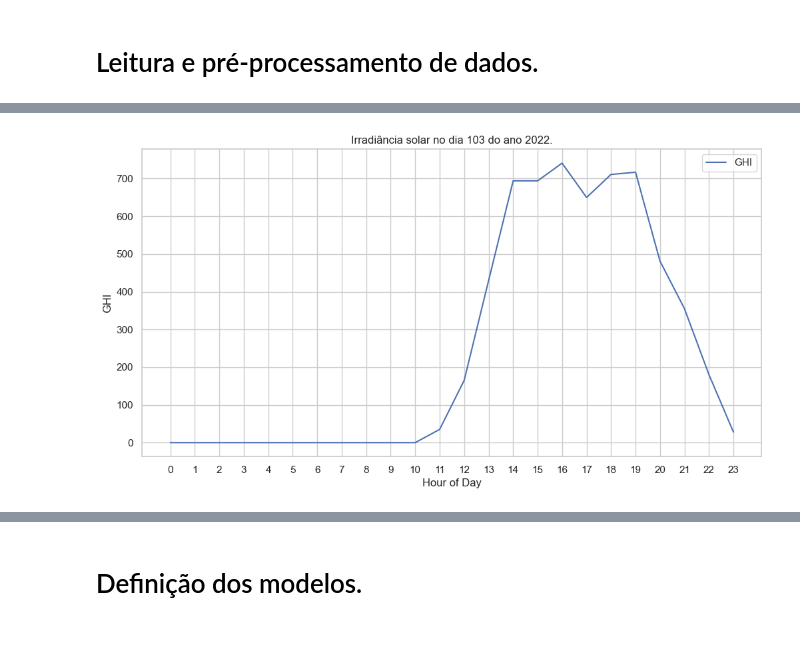
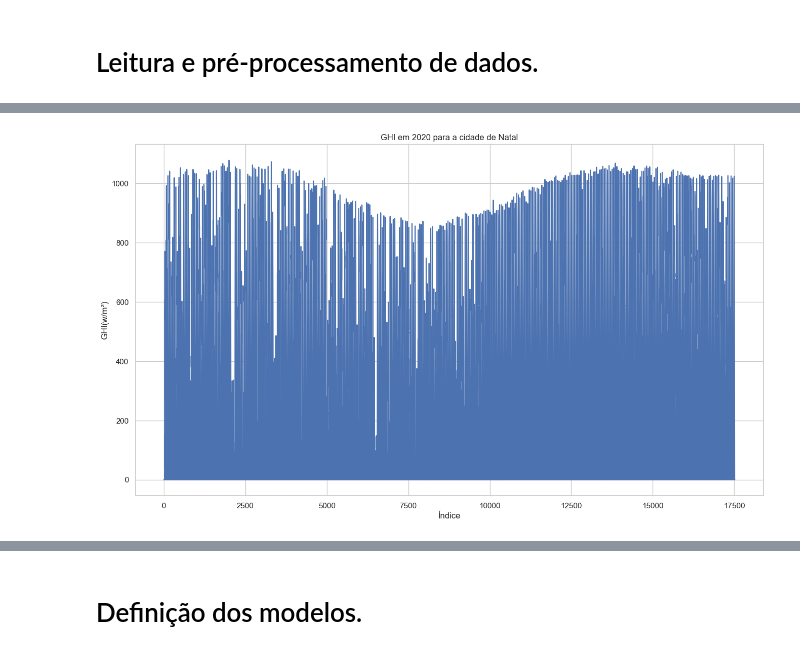
Before and after one commit to ricardoamachado/ENGA74-TrabalhoFinal, a Jupyter notebook: prototype.ipynb, the cells around one changed output, grey strips where cells are left out. Saved outputs shown, nothing was run; the diff lists cells and outputs as text; code cells hidden in the pictures.

Commit message:
Natal V1

```diff
--- a/prototype.ipynb
+++ b/prototype.ipynb
@@ -105,13 +112,11 @@ year_of_day = df_random_day["Year"].iloc[0]
-# %%
-df_random_day.plot(
-	x='HourOfDay',
-	y='GHI',
-	figsize=(12, 6),
-	title=f'Irradiância solar no dia {random_day} do ano {year_of_day}.'
-)
-plt.xlabel('Hour of Day')
-plt.ylabel('GHI')
-plt.xticks(df_random_day['HourOfDay'])
-plt.show()
-# %% [output]
-[figure, removed]
+# %%
+# Plota a coluna 'GHI' para o ano de 2020
+plt.figure(figsize=(16, 9))
+sns.lineplot(data=df[df['Year'] == 2020].reset_index(), x='index', y='GHI')
+plt.title('GHI em 2020 para a cidade de Natal')
+plt.xlabel('Índice')
+plt.ylabel('GHI(w/m²)')
+plt.savefig('GHI_2020_Natal.png', dpi=300, bbox_inches='tight')
+plt.show()
+# %% [output]
+[figure, added]
```
Also changed, not shown: parts of 17 cells of this notebook, 1 other file.
